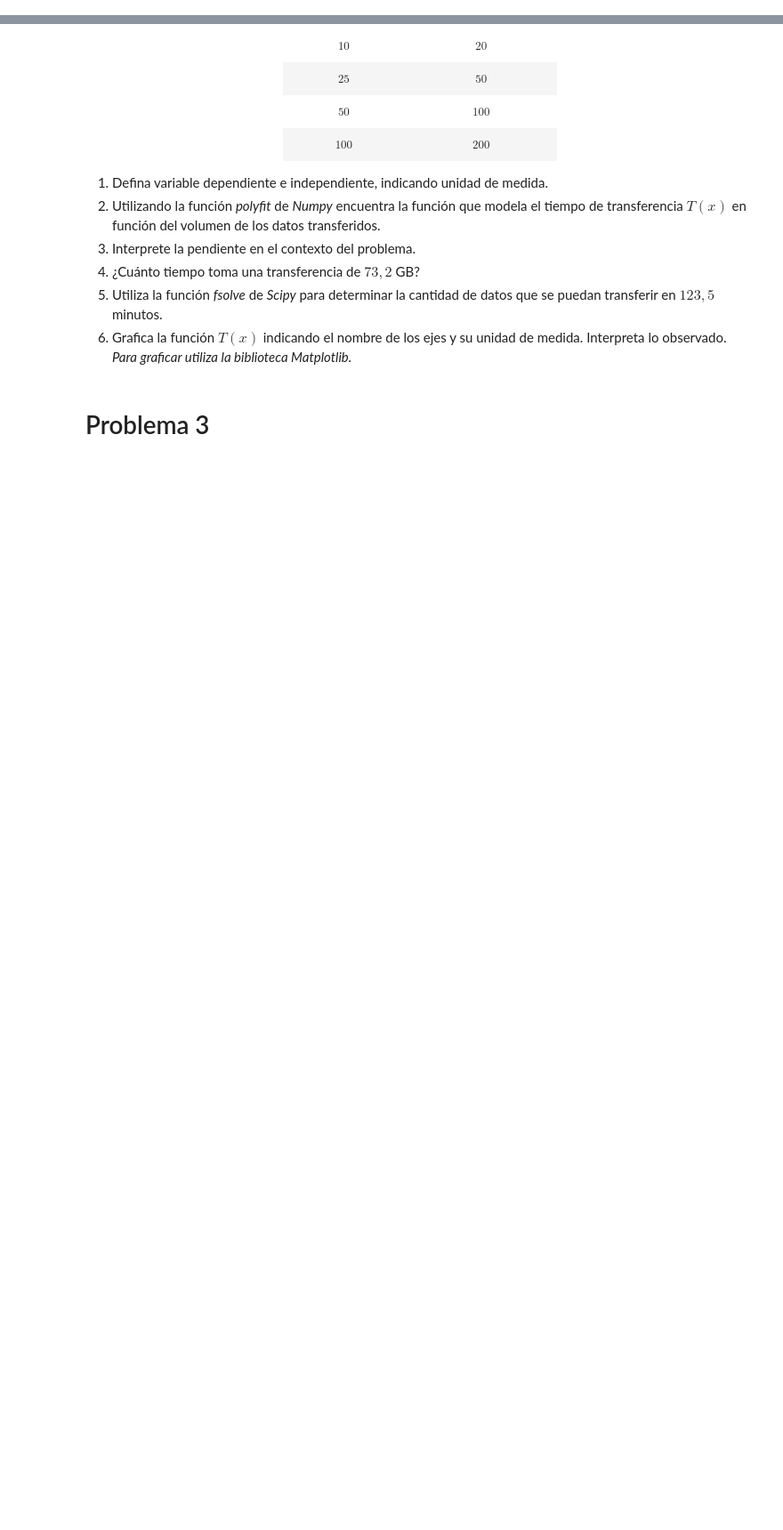
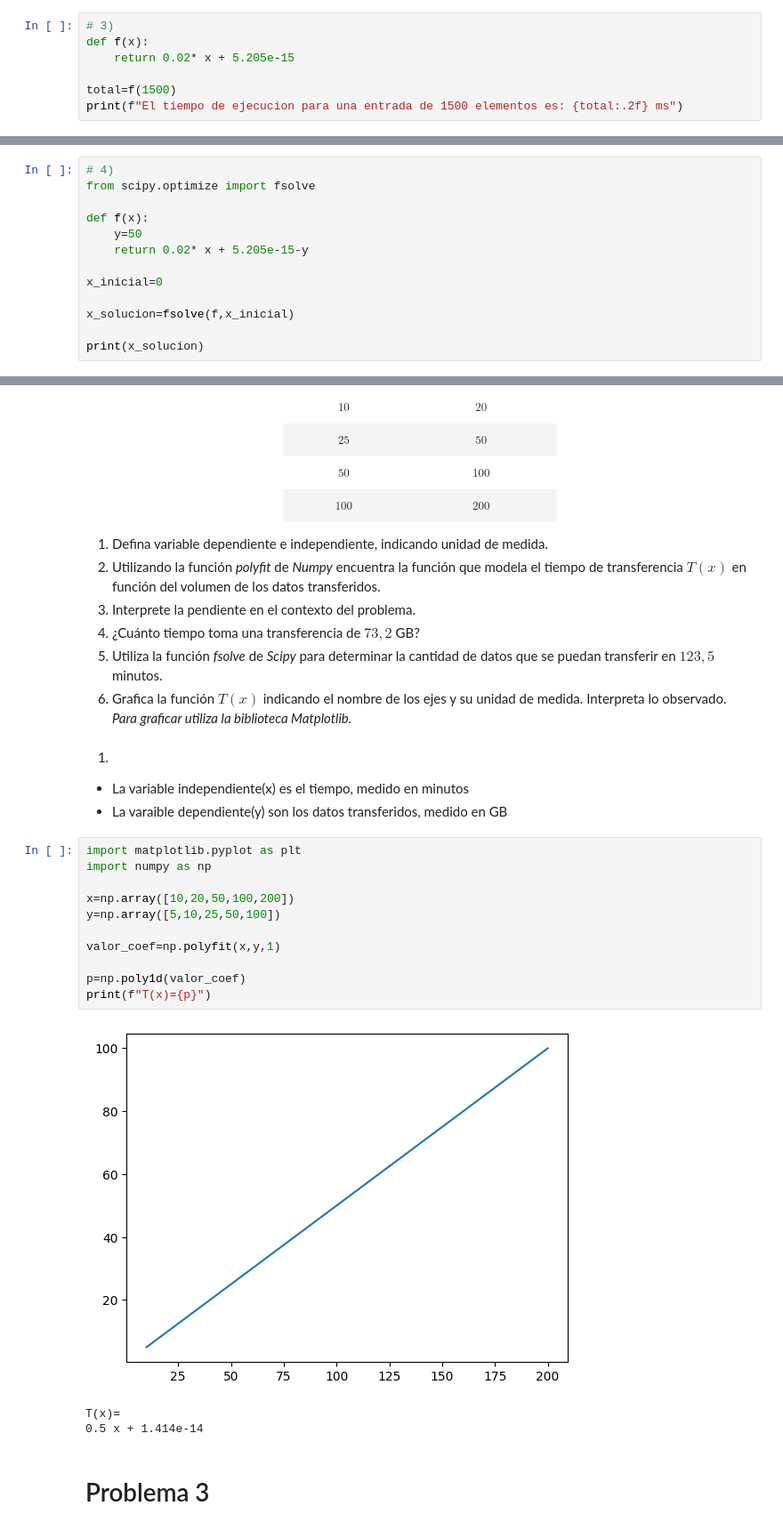
Before and after one commit to AlexKilo07/pythontest, a Jupyter notebook: Guia 2 Matematica aplicada.ipynb, the cells around one changed output, grey strips where cells are left out. Shown at 89% size. Saved outputs shown, nothing was run; the diff lists cells and outputs as text; blank space fills up the shorter version.

```diff
--- a/Guia 2 Matematica aplicada.ipynb
+++ b/Guia 2 Matematica aplicada.ipynb
@@ -21,0 +49,7 @@ Un equipo de desarrollo está evaluando la eficiencia de un nuevo algoritmo impl
+# %%
+# 3)
+def f(x):
+    return 0.02* x + 5.205e-15
+
+total=f(1500)
+print(f"El tiempo de ejecucion para una entrada de 1500 elementos es: {total:.2f} ms")
@@ -21,0 +58,13 @@ Un equipo de desarrollo está evaluando la eficiencia de un nuevo algoritmo impl
+# %%
+# 4)
+from scipy.optimize import fsolve
+
+def f(x):
+    y=50
+    return 0.02* x + 5.205e-15-y
+
+x_inicial=0
+
+x_solucion=fsolve(f,x_inicial)
+
+print(x_solucion)
@@ -42,6 +93,25 @@ Un equipo de TI está monitoreando el tráfico de datos en la red de la empresa.
 4. ¿Cuánto tiempo toma una transferencia de $73,2$ GB?
 5. Utiliza la función *fsolve* de *Scipy* para determinar la cantidad de datos que se puedan transferir en $123,5$ minutos.
 6. Grafica la función $T(x)$ indicando el nombre de los ejes y su unidad de medida. Interpreta lo observado. *Para graficar utiliza la biblioteca Matplotlib.*
+# %% [markdown]
+1.
+- La variable independiente(x) es el tiempo, medido en minutos
+- La varaible dependiente(y) son los datos transferidos, medido en GB
+# %%
+import matplotlib.pyplot as plt
+import numpy as np
+
+x=np.array([10,20,50,100,200])
+y=np.array([5,10,25,50,100])
+
+valor_coef=np.polyfit(x,y,1)
+
+p=np.poly1d(valor_coef)
+print(f"T(x)={p}")
+# %% [output]
+[figure, added]
+T(x)=
+0.5 x + 1.414e-14
 # %% [markdown]
 # Problema 3
 # %% [markdown]
```
Also changed, not shown: parts of 5 cells of this notebook, 2 other files.
